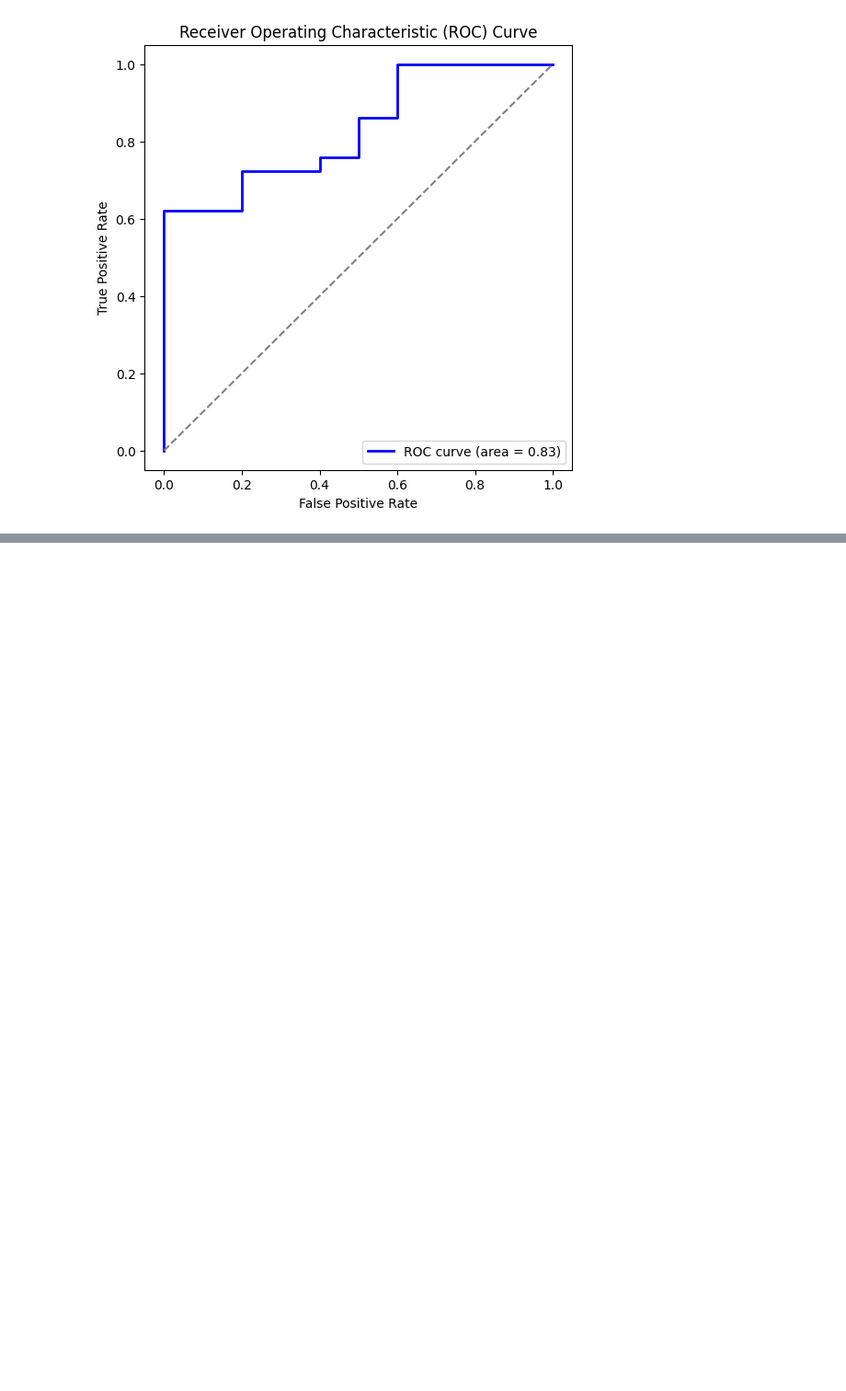
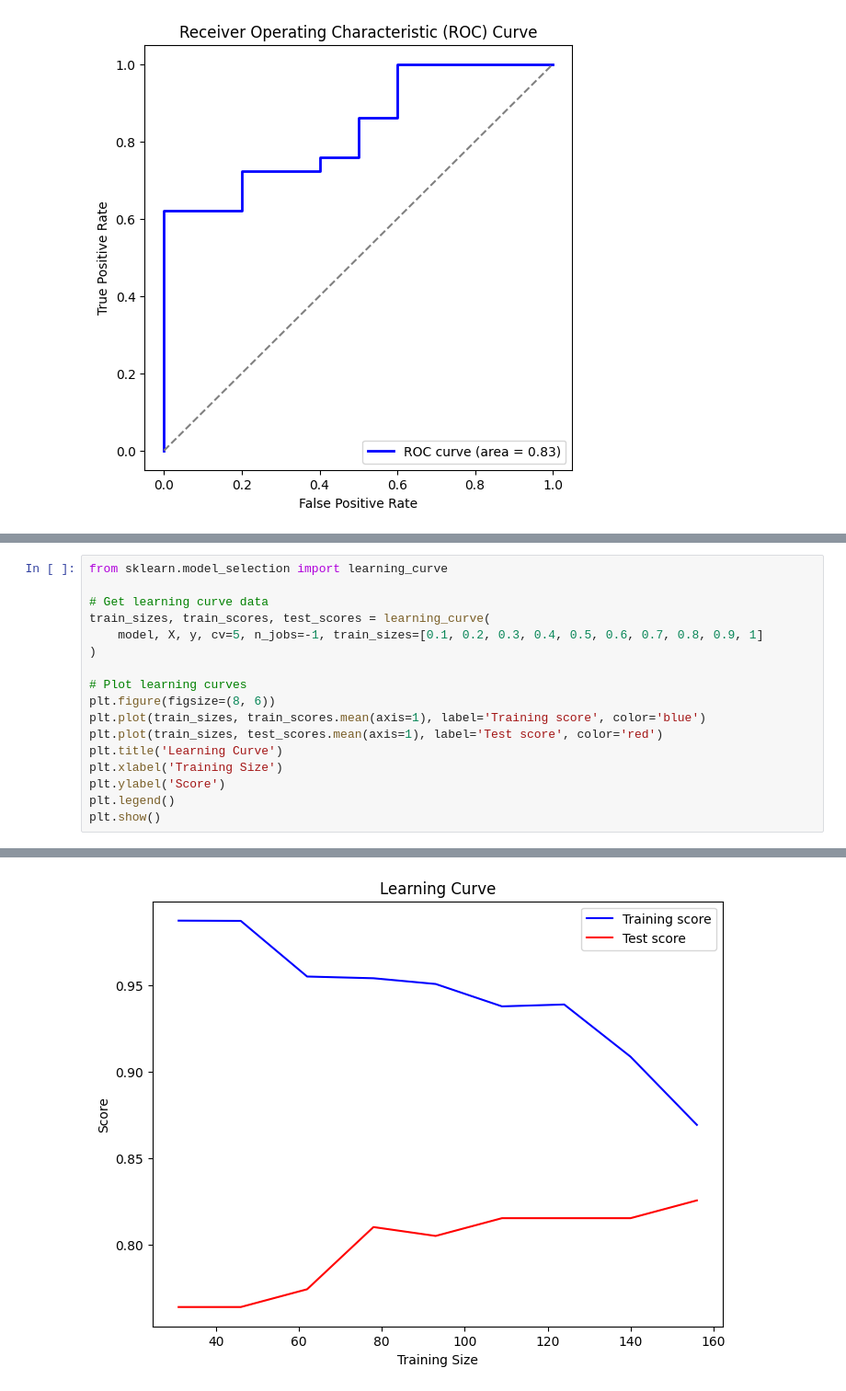
Before and after one commit to EnayetRiyadh/Stock-Price-Prediction-with-Multiple-Moving-Averages, a Jupyter notebook: Parkinson's Disease Detection.ipynb, the cells around one changed output, grey strips where cells are left out. Shown at 92% size. Cells and saved outputs as stored; diff of their text form; blank space fills up the shorter version.

```diff
--- a/Parkinson's Disease Detection.ipynb
+++ b/Parkinson's Disease Detection.ipynb
@@ -196,0 +197,18 @@ plt.show()
+# %%
+from sklearn.model_selection import learning_curve
+
+# Get learning curve data
+train_sizes, train_scores, test_scores = learning_curve(
+    model, X, y, cv=5, n_jobs=-1, train_sizes=[0.1, 0.2, 0.3, 0.4, 0.5, 0.6, 0.7, 0.8, 0.9, 1]
+)
+
+# Plot learning curves
+plt.figure(figsize=(8, 6))
+plt.plot(train_sizes, train_scores.mean(axis=1), label='Training score', color='blue')
+plt.plot(train_sizes, test_scores.mean(axis=1), label='Test score', color='red')
+plt.title('Learning Curve')
+plt.xlabel('Training Size')
+plt.ylabel('Score')
+plt.legend()
+plt.show()
+# %% [output]
@@ -196,0 +233 @@ plt.show()
+[figure, added]
```
Also changed, not shown: parts of 2 cells of this notebook, 4 other files.
